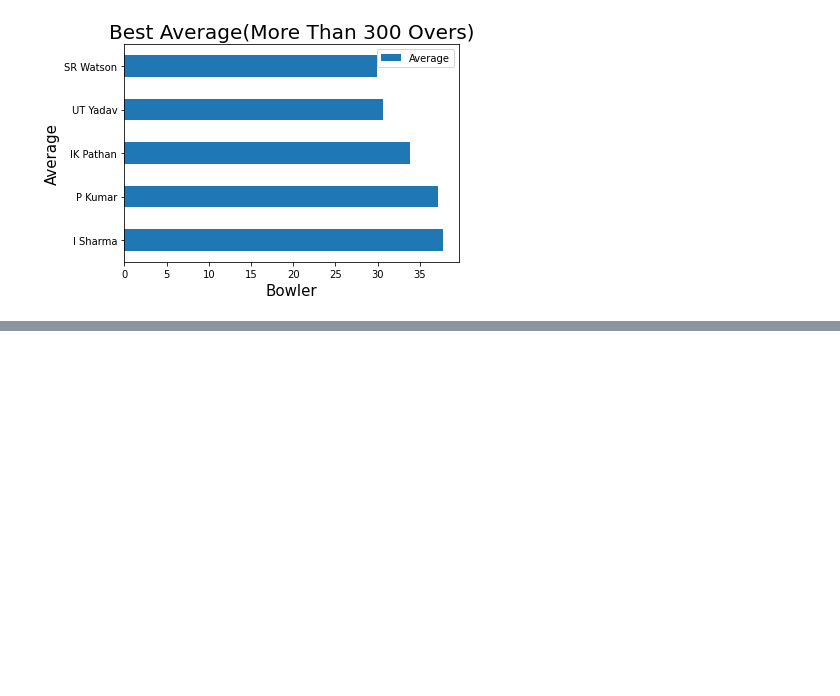
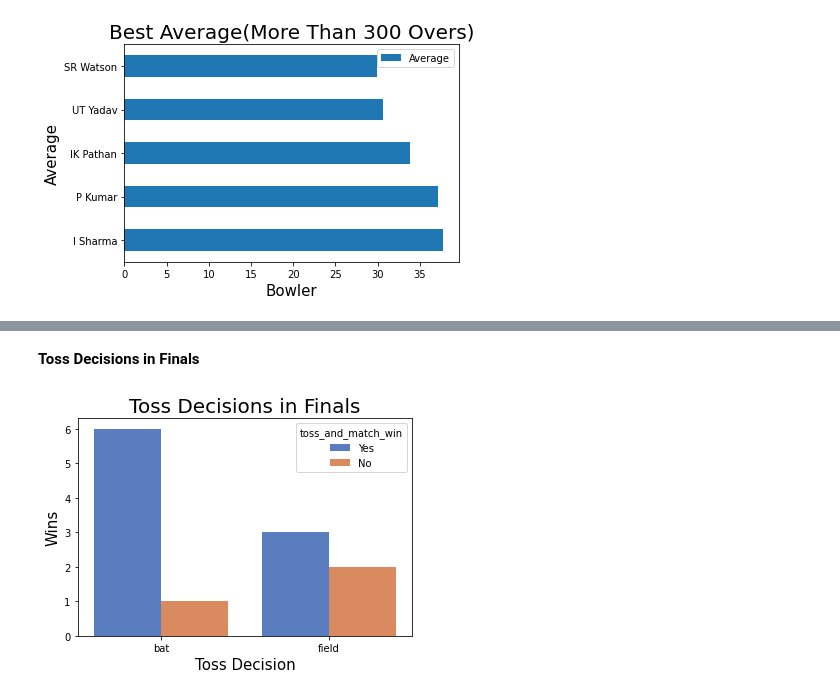
Before and after one commit to Jalpeshv/IPL-Analysis, a Jupyter notebook: IPL_Exploratory_Data_Analysis.ipynb, the cells around one changed output, grey strips where cells are left out. Drawn from its saved outputs; the diff is of its cells as text; code cells hidden in the pictures; blank space fills up the shorter version.

```diff
--- a/IPL_Exploratory_Data_Analysis.ipynb
+++ b/IPL_Exploratory_Data_Analysis.ipynb
@@ -890,0 +925,12 @@ plt.show()
+# %% [markdown]
+**Toss Decisions in Finals**
+# %%
+finals['toss_and_match_win']=finals['toss_winner']==finals['winner']
+finals['toss_and_match_win'].replace({True:'Yes',False:'No'},inplace=True)
+sns.countplot(x='toss_decision',hue='toss_and_match_win',data=finals,palette=sns.color_palette("muted", 10))
+plt.xlabel('Toss Decision',size=15)
+plt.ylabel('Wins',size=15)
+plt.title('Toss Decisions in Finals',size=20)
+plt.show()
+# %% [output]
+[figure, added]
```
Also changed, not shown: parts of 7 cells of this notebook.
